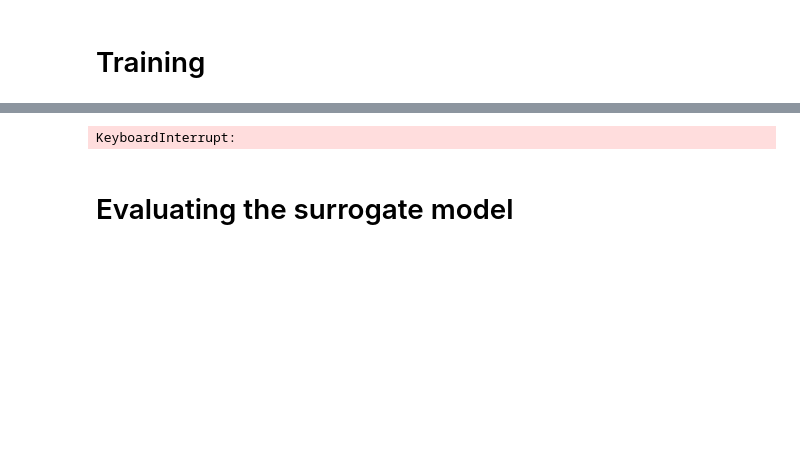
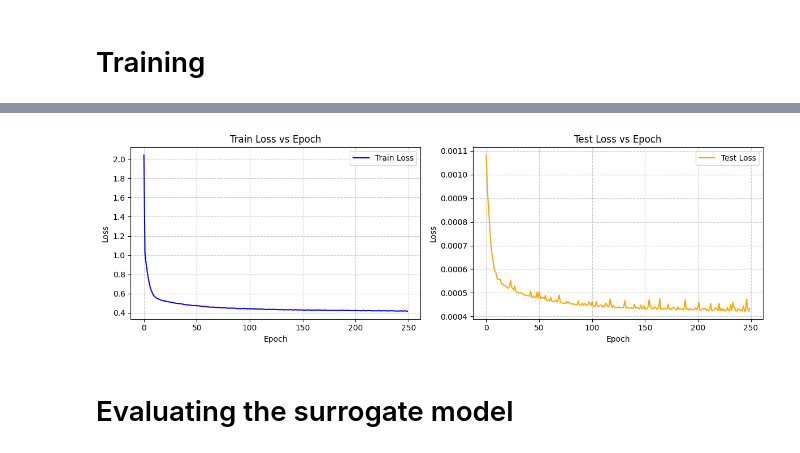
Before and after one commit to MahanVeisi8/Diff-MOBO, a Jupyter notebook: src/surrogate_models/train_best_surrogate_model.ipynb, the cells around one changed output, grey strips where cells are left out. Saved outputs shown, nothing was run; the diff lists cells and outputs as text; code cells hidden in the pictures; blank space fills up the shorter version.

```diff
--- a/src/surrogate_models/train_best_surrogate_model.ipynb
+++ b/src/surrogate_models/train_best_surrogate_model.ipynb
@@ -366,14 +366,14 @@ import matplotlib.pyplot as  plt
 
 
 input_size = 192 * 2
-hidden_size = [150, 200, 200 , 150]
-# hidden_size = [200, 300, 300 , 200]
+# hidden_size = [150, 200, 200 , 150]
+hidden_size = [200, 300, 300 , 200]
 # hidden_size = [128, 64 , 32]
 num_classes = 1
 num_epochs = 250
 # learning_rate = 9e-4
 learning_rate = 1e-6
-# learning_rate = 1e-4
+# learning_rate = 1e-7
 learning_rate_decay = 0.999
 reg = 0.001
 batch_size = 128
@@ -407,8 +407,8 @@ test_loader = torch.utils.data.DataLoader(dataset=val_dataset,
 
 
 
-# model_mlp = MultiLayerPerceptronWithCustomAttention(input_size, hidden_size, num_classes,4).to(device)
-model_mlp = MultiLayerPerceptron_forward(input_size, hidden_size, num_classes,3).to(device)
+model_mlp = MultiLayerPerceptronWithCustomAttention(input_size, hidden_size, num_classes,3).to(device)
+# model_mlp = MultiLayerPerceptron_forward(input_size, hidden_size, num_classes,4).to(device)
 print(count_parameters(model_mlp))
 
 # model_mlp.apply(weights_init)
@@ -459,12 +459,12 @@ for epoch in range(1, num_epochs + 1):
         # outputs[:,-1] *= 1000
         # outputs[:,0] *= 10
         # ===================
-        # labels[:,-1] *= 1000
+        # labels[:,-1] *= 1000  #cd
         # outputs *= 1000
-        labels[:,0] *= 1000
+        labels[:,0] *= 1000   #cl
         outputs *= 1000
-        # loss = criterion_train(outputs.squeeze(dim=1), labels[:,1])
-        loss = criterion_train(outputs.squeeze(dim=1), labels[:,0])
+        # loss = criterion_train(outputs.squeeze(dim=1), labels[:,1]) #cd
+        loss = criterion_train(outputs.squeeze(dim=1), labels[:,0])   #cl
         loss.backward()
         optimizer.step()
 
@@ -516,7 +516,9 @@ elapsed = time.time() - start_time
 print(f"\nTraining completed in {elapsed:.2f} seconds. Best epoch: {best_epoch} with test loss {best_loss:.6f}")
 
 # Save final model weights
-torch.save(model_mlp.state_dict(), "mlp_final_model.pt")
+# torch.save(model_mlp.state_dict(), "mlp_final_model.pt")
+# torch.save(model_mlp.state_dict(), "mlp_cl_model.pt")
+torch.save(model_mlp.state_dict(), "mlp_cd_model.pt")
 print("Saved mlp_final_model.pt")
 
 
@@ -558,4 +572,4 @@ New best model at epoch 2 with test loss 0.342812
-KeyboardInterrupt:
+[figure, added]
 # %% [markdown]
 # Evaluating the surrogate model
 # %% [markdown]
```
Also changed, not shown: parts of 1 cell of this notebook, 42 other files.
